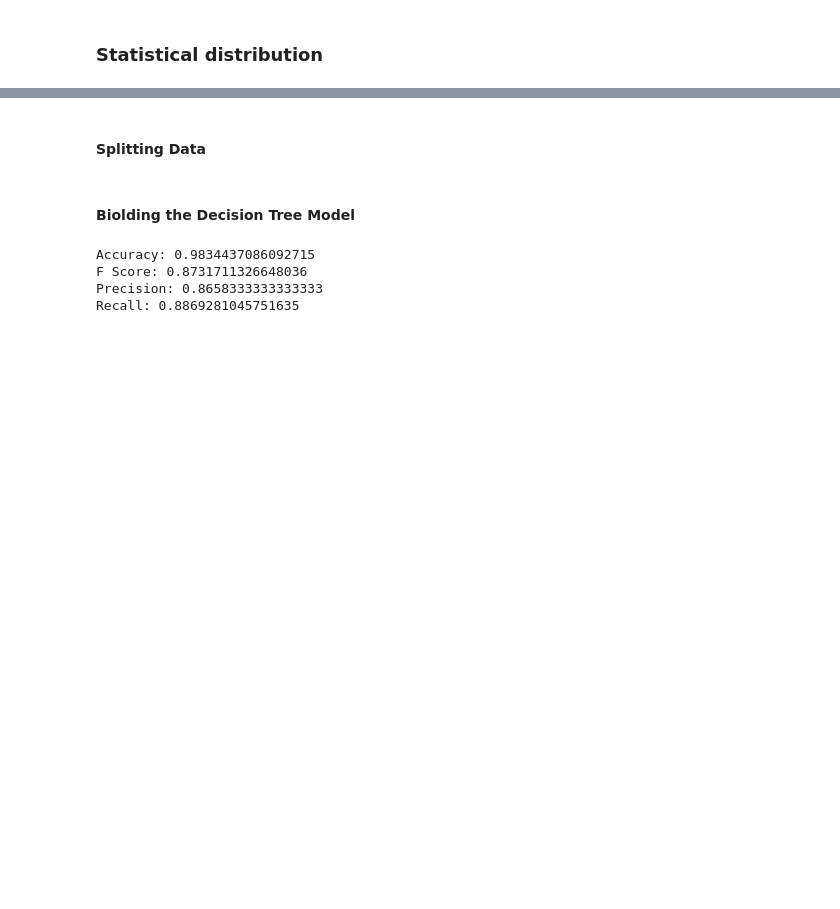
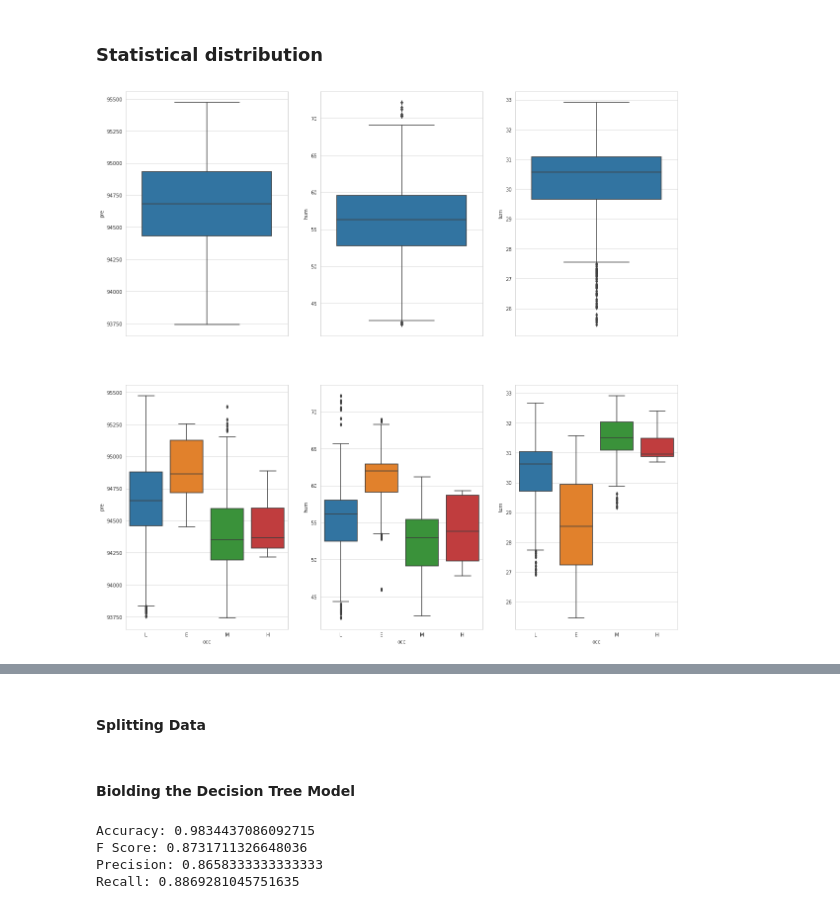
Before and after one commit to Adrian-Garcia/Machine-learning-1st-partial, a Jupyter notebook: 1st partial exam.ipynb, the cells around one changed output, grey strips where cells are left out. Drawn from its saved outputs; the diff is of its cells as text; code cells hidden in the pictures; blank space fills up the shorter version.

Commit message:
Add exploratory data analysis

```diff
--- a/1st partial exam.ipynb
+++ b/1st partial exam.ipynb
@@ -15,9 +16,12 @@ import seaborn as sns
 df = pd.read_csv("ds-home-5min-avg.csv")
 # Define feature as datetime
 df['date'] = pd.to_datetime(df['date'], format='%d/%m/%Y %H:%M')
-# Define target and feature names
+# Get target and feature names
 target_names = df['occ'].unique().tolist()
 feature_names = df.columns[:-1].tolist()
+# Get number of features and target names
+n_targets = len(target_names)
+n_features = len(feature_names)
 # Separate features and target columns
 X = df[feature_names]
 y = df['occ']
@@ -68,2 +76,11 @@ plt.show()
 # %% [markdown]
 ### Statistical distribution
+# %%
+with sns.axes_style("whitegrid"):
+    fig, axes = plt.subplots(2, n_features-1, figsize=(20, 20))
+    for num, name in enumerate(feature_names[1:]):
+        sns.boxplot(y=name, data=df, ax=axes[0,num])
+    for num, name in enumerate(feature_names[1:]):
+        sns.boxplot(x='occ', y=name, data=df, ax=axes[1,num])
+# %% [output]
+[figure, added]
```
Also changed, not shown: parts of 8 cells of this notebook.
